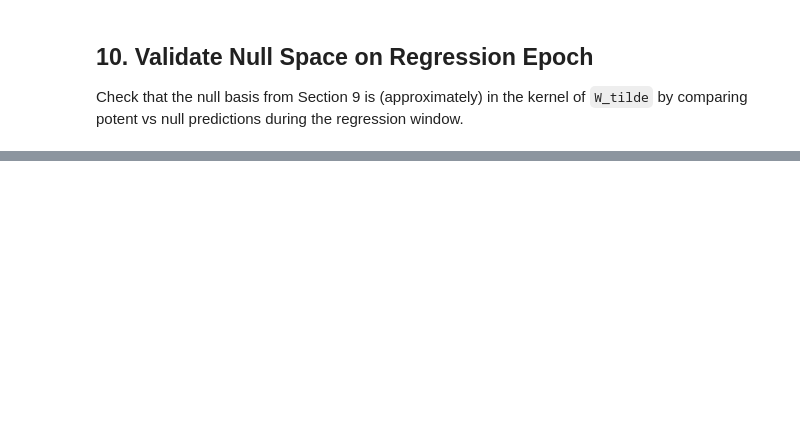
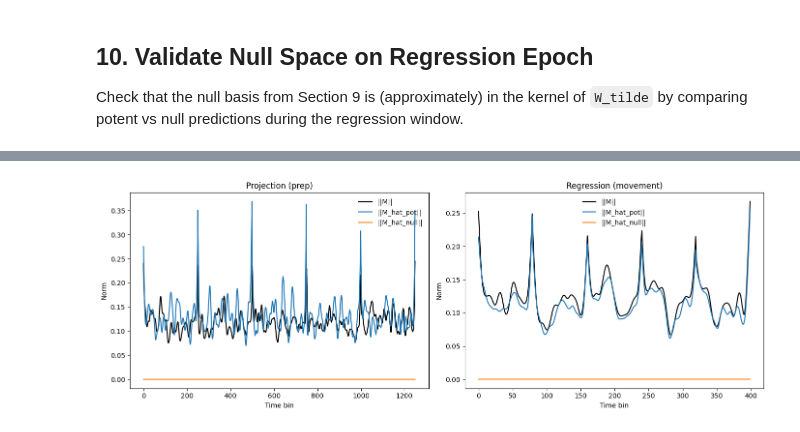
Before and after one commit to ioqfwfq/SBCAT, a Jupyter notebook: null_space.ipynb, the cells around one changed output, grey strips where cells are left out. Saved outputs shown, nothing was run; the diff lists cells and outputs as text; code cells hidden in the pictures; blank space fills up the shorter version.

```diff
--- a/null_space.ipynb
+++ b/null_space.ipynb
@@ -2815,0 +2457,42 @@ plt.show()
+# %%
+# Strong null-space test: W~ applied to potent vs null projections
+import matplotlib.pyplot as plt
+
+M_lat = pc_matrix_target
+N_lat = pc_matrix_source
+idx_reg = idx_regression
+idx_proj = idx_project
+
+proj_pot = V_pot @ (V_pot.T @ N_lat) if 'V_pot' in globals() else np.empty_like(N_lat)
+proj_null = V_null @ (V_null.T @ N_lat) if 'V_null' in globals() else np.empty_like(N_lat)
+
+M_hat_pot = W_matrix @ proj_pot
+M_hat_null = W_matrix @ proj_null
+
+norm_M = np.linalg.norm(M_lat, axis=0)
+norm_hat_pot = np.linalg.norm(M_hat_pot, axis=0)
+norm_hat_null = np.linalg.norm(M_hat_null, axis=0)
+
+fig, axs = plt.subplots(1, 2, figsize=(14, 5))
+# Projection
+axs[0].plot(np.arange(idx_proj.sum()), norm_M[idx_proj], label='||M||', color='black')
+axs[0].plot(np.arange(idx_proj.sum()), norm_hat_pot[idx_proj], label='||M_hat_pot||', color='tab:blue')
+axs[0].plot(np.arange(idx_proj.sum()), norm_hat_null[idx_proj], label='||M_hat_null||', color='tab:orange')
+axs[0].set_title('Projection (prep)')
+axs[0].set_xlabel('Time bin')
+axs[0].set_ylabel('Norm')
+axs[0].legend(frameon=False)
+
+# Regression
+axs[1].plot(np.arange(idx_reg.sum()), norm_M[idx_reg], label='||M||', color='black')
+axs[1].plot(np.arange(idx_reg.sum()), norm_hat_pot[idx_reg], label='||M_hat_pot||', color='tab:blue')
+axs[1].plot(np.arange(idx_reg.sum()), norm_hat_null[idx_reg], label='||M_hat_null||', color='tab:orange')
+axs[1].set_title('Regression (movement)')
+axs[1].set_xlabel('Time bin')
+axs[1].set_ylabel('Norm')
+axs[1].legend(frameon=False)
+
+plt.tight_layout()
+plt.show()
+# %% [output]
+[figure, added]
```
Also changed, not shown: parts of 46 cells of this notebook, 1 other file.
